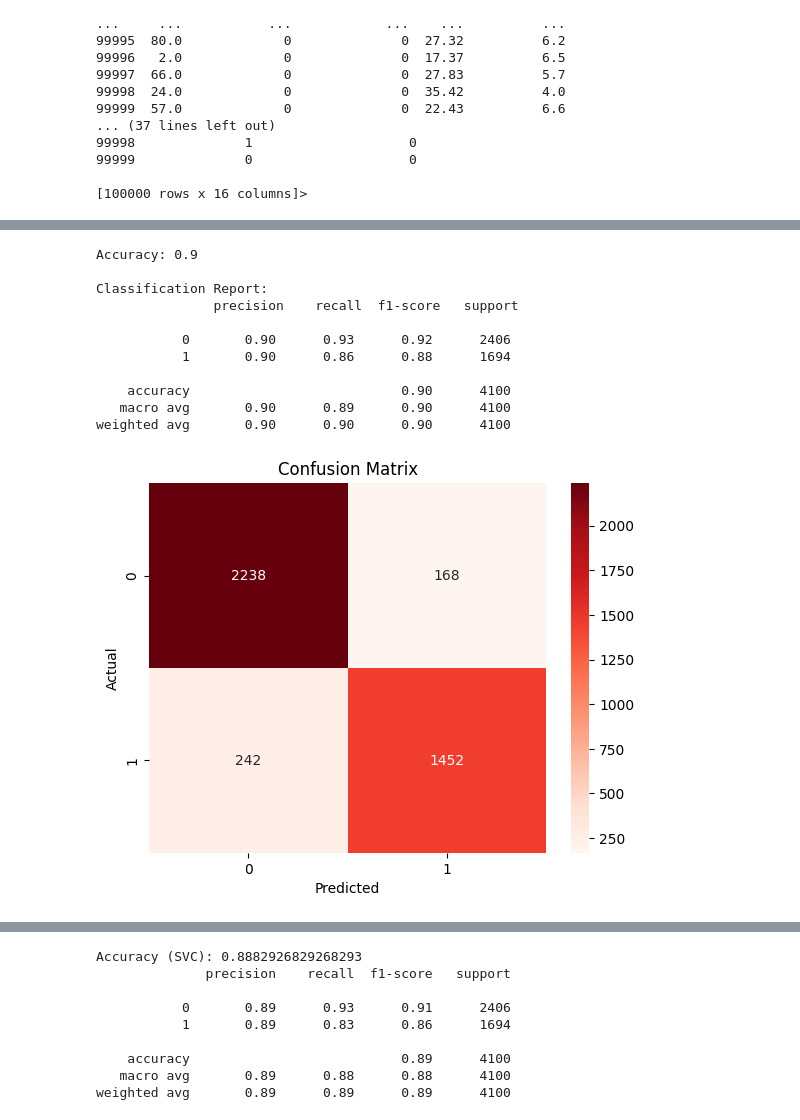
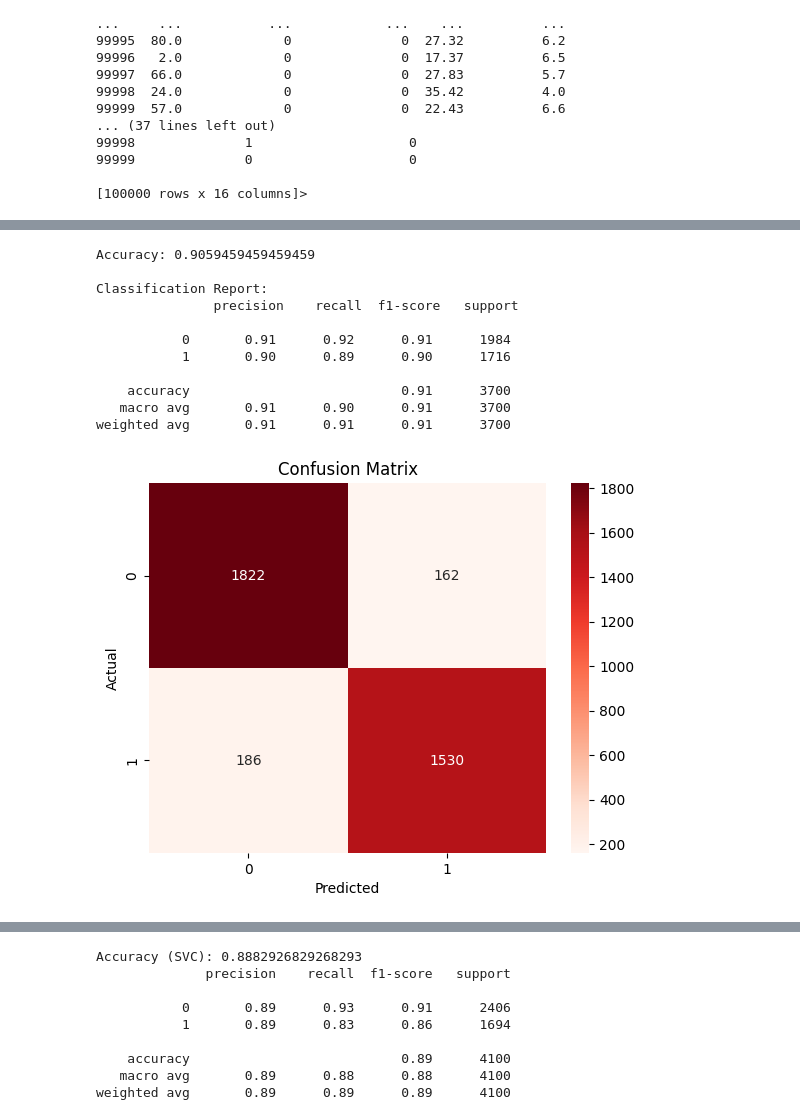
Before and after one commit to cenixeriadev/DiabetesPredictorWeb, a Jupyter notebook: models-ri-ml/prueba.ipynb, the cells around one changed output, grey strips where cells are left out. Saved outputs shown, nothing was run; the diff lists cells and outputs as text; code cells hidden in the pictures.

```diff
--- a/models-ri-ml/prueba.ipynb
+++ b/models-ri-ml/prueba.ipynb
@@ -127,9 +124,10 @@ diabetes
 1     8500
 Name: count, dtype: int64
 # %%
-subset = dataset[dataset['diabetes'] == 0].head(12000)# Create a balanced dataset by taking the last 12000 samples of the negative class
+subset = dataset[dataset['diabetes'] == 0].head(10000)# Create a balanced dataset by taking the last 12000 samples of the negative class
 subset
 subset2 = dataset[dataset['diabetes'] == 1]
 diabetes_data2 = pd.concat([subset, subset2])
+diabetes_data2.info()
 diabetes_data2
 # %% [output]
@@ -173,7 +202,7 @@ y = diabetes_data2["diabetes"]
 X_train, X_test, y_train, y_test = train_test_split(X, y, test_size=0.2, random_state=42)
 
 # Crear y entrenar el modelo
-model = LogisticRegression()
+model = LogisticRegression(max_iter=100)
 model.fit(X_train, y_train)
 
 # Predicciones
@@ -277,42 +306,43 @@ weighted avg       0.90      0.90      0.90      4100
 # %%
-from sklearn.preprocessing import RobustScaler
+from sklearn.preprocessing import StandardScaler, RobustScaler
 
 # 1. Instancia el escalador y ajústalo solo con los datos de entrenamiento
 scaler = RobustScaler()
 scaler.fit(X_train)
 
 # 2. Transforma los datos de entrenamiento y prueba
 #X_train_scaled = scaler.transform(X_train)
 #X_test_scaled = scaler.transform(X_test)
 
 X_train_scaled = pd.DataFrame(scaler.transform(X_train), columns=X_train.columns)
 X_test_scaled = pd.DataFrame(scaler.transform(X_test), columns=X_test.columns)
 
+
 # 3. Usa los datos escalados para entrenar y evaluar tus modelos
-model = RandomForestClassifier(random_state=42, criterion='gini')
+model = RandomForestClassifier(random_state=42, criterion='gini' , min_samples_leaf = 2 ,max_leaf_nodes= 500)
 model.fit(X_train_scaled, y_train)
 y_pred = model.predict(X_test_scaled)
 
 # ... el resto de tu código de métricas y visualización ...
 print("Accuracy:", metrics.accuracy_score(y_test, y_pred))
 print("\nClassification Report:\n", metrics.classification_report(y_test, y_pred))
 
 conf_mat = metrics.confusion_matrix(y_test, y_pred)
 sns.heatmap(conf_mat, annot=True, fmt='d', cmap='Reds')
 plt.xlabel("Predicted")
 plt.ylabel("Actual")
 plt.title("Confusion Matrix")
 plt.show()
 # %% [output]
-Accuracy: 0.9
+Accuracy: 0.9059459459459459
 
 Classification Report:
                precision    recall  f1-score   support
 
-           0       0.90      0.93      0.92      2406
-           1       0.90      0.86      0.88      1694
+           0       0.91      0.92      0.91      1984
+           1       0.90      0.89      0.90      1716
 
-    accuracy                           0.90      4100
-   macro avg       0.90      0.89      0.90      4100
-weighted avg       0.90      0.90      0.90      4100
+    accuracy                           0.91      3700
+   macro avg       0.91      0.90      0.91      3700
+weighted avg       0.91      0.91      0.91      3700
-[figure, old version]
+[figure, new version]
```
Also changed, not shown: parts of 12 cells of this notebook.
